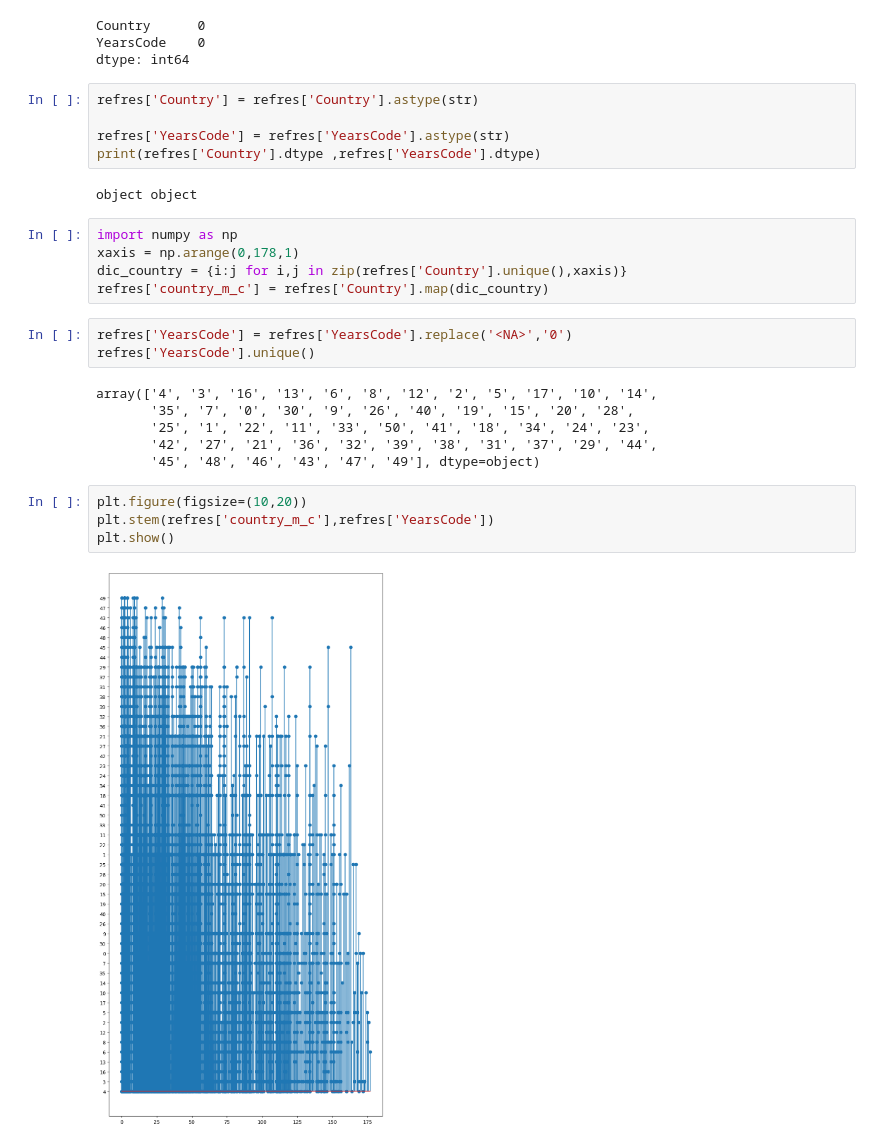
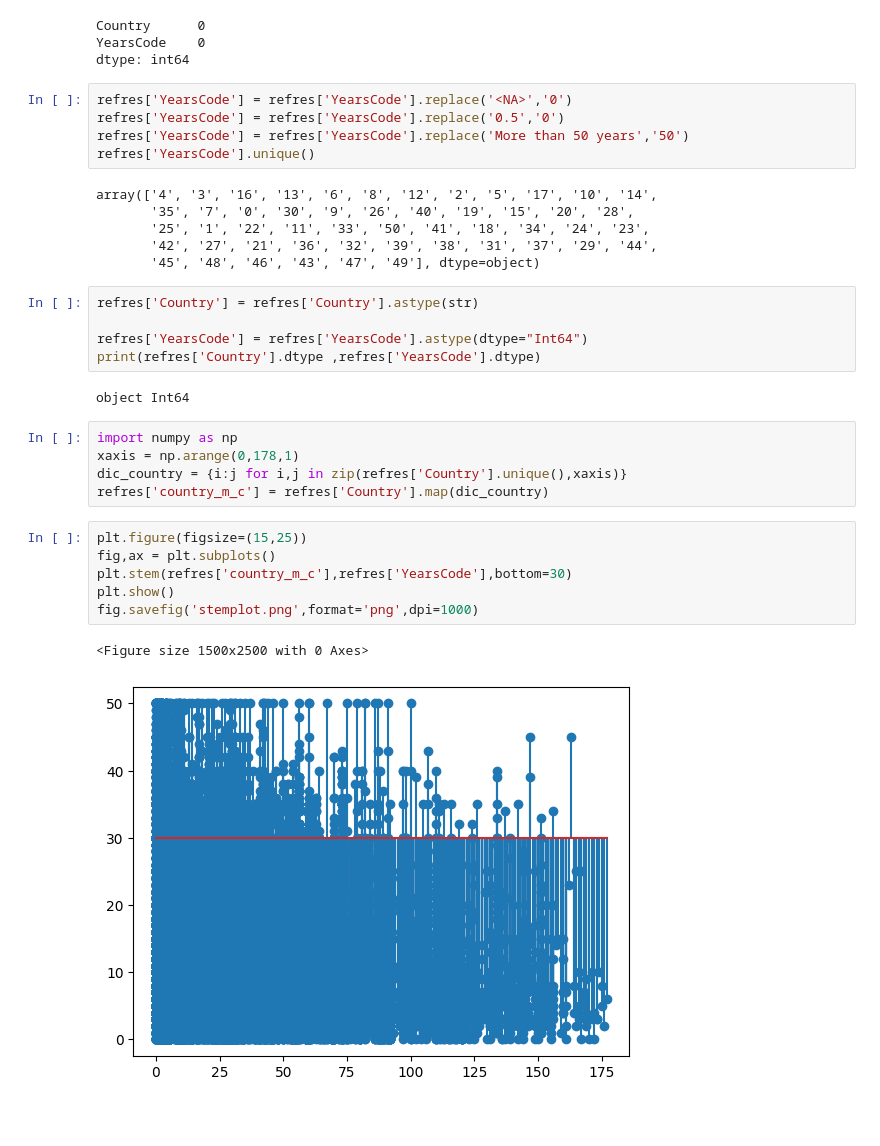
Before and after one commit to Abhisingh980/dataVisualization, a Jupyter notebook: deepnote/learning_pyhton_library/pandas tutorial-matplotlib.ipynb, the cells around one changed output. Cells and saved outputs as stored; diff of their text form; blank space fills up the shorter version.

Commit message:
Abhinesh Kumar's version stemplot
This commit was created by Deepnote. Project url: https://deepnote.com/project/3128c5e9-85ba-4136-aeb8-73f1853178e0

```diff
--- a/deepnote/learning_pyhton_library/pandas tutorial-matplotlib.ipynb
+++ b/deepnote/learning_pyhton_library/pandas tutorial-matplotlib.ipynb
@@ -459,33 +459,38 @@ refres[['Country','YearsCode']].isnull().sum()
 Country      0
 YearsCode    0
 dtype: int64
+# %%
+refres['YearsCode'] = refres['YearsCode'].replace('<NA>','0')
+refres['YearsCode'] = refres['YearsCode'].replace('0.5','0')
+refres['YearsCode'] = refres['YearsCode'].replace('More than 50 years','50')
+refres['YearsCode'].unique()
+# %% [output]
+array(['4', '3', '16', '13', '6', '8', '12', '2', '5', '17', '10', '14',
+       '35', '7', '0', '30', '9', '26', '40', '19', '15', '20', '28',
+       '25', '1', '22', '11', '33', '50', '41', '18', '34', '24', '23',
+       '42', '27', '21', '36', '32', '39', '38', '31', '37', '29', '44',
+       '45', '48', '46', '43', '47', '49'], dtype=object)
 # %%
 refres['Country'] = refres['Country'].astype(str)
 
-refres['YearsCode'] = refres['YearsCode'].astype(str)
+refres['YearsCode'] = refres['YearsCode'].astype(dtype="Int64")
 print(refres['Country'].dtype ,refres['YearsCode'].dtype)
 # %% [output]
-object object
+object Int64
 # %%
 import numpy as np
 xaxis = np.arange(0,178,1)
 dic_country = {i:j for i,j in zip(refres['Country'].unique(),xaxis)}
 refres['country_m_c'] = refres['Country'].map(dic_country)
-# %%
-refres['YearsCode'] = refres['YearsCode'].replace('<NA>','0')
-refres['YearsCode'].unique()
-# %% [output]
-array(['4', '3', '16', '13', '6', '8', '12', '2', '5', '17', '10', '14',
-       '35', '7', '0', '30', '9', '26', '40', '19', '15', '20', '28',
-       '25', '1', '22', '11', '33', '50', '41', '18', '34', '24', '23',
-       '42', '27', '21', '36', '32', '39', '38', '31', '37', '29', '44',
-       '45', '48', '46', '43', '47', '49'], dtype=object)
 # %%
-plt.figure(figsize=(10,20))
-plt.stem(refres['country_m_c'],refres['YearsCode'])
+plt.figure(figsize=(15,25))
+fig,ax = plt.subplots()
+plt.stem(refres['country_m_c'],refres['YearsCode'],bottom=30)
 plt.show()
+fig.savefig('stemplot.png',format='png',dpi=1000)
 # %% [output]
+<Figure size 1500x2500 with 0 Axes>
-[figure, old version]
+[figure, new version]
 # %% [markdown]
 <a style='text-decoration:none;line-height:16px;display:flex;color:#5B5B62;padding:10px;justify-content:end;' href='https://deepnote.com?utm_source=created-in-deepnote-cell&projectId=3128c5e9-85ba-4136-aeb8-73f1853178e0' target="_blank">
 <img alt='Created in deepnote.com' style='display:inline;max-height:16px;margin:0px;margin-right:7.5px;' src='embedded-picture-1' > </img>
```
